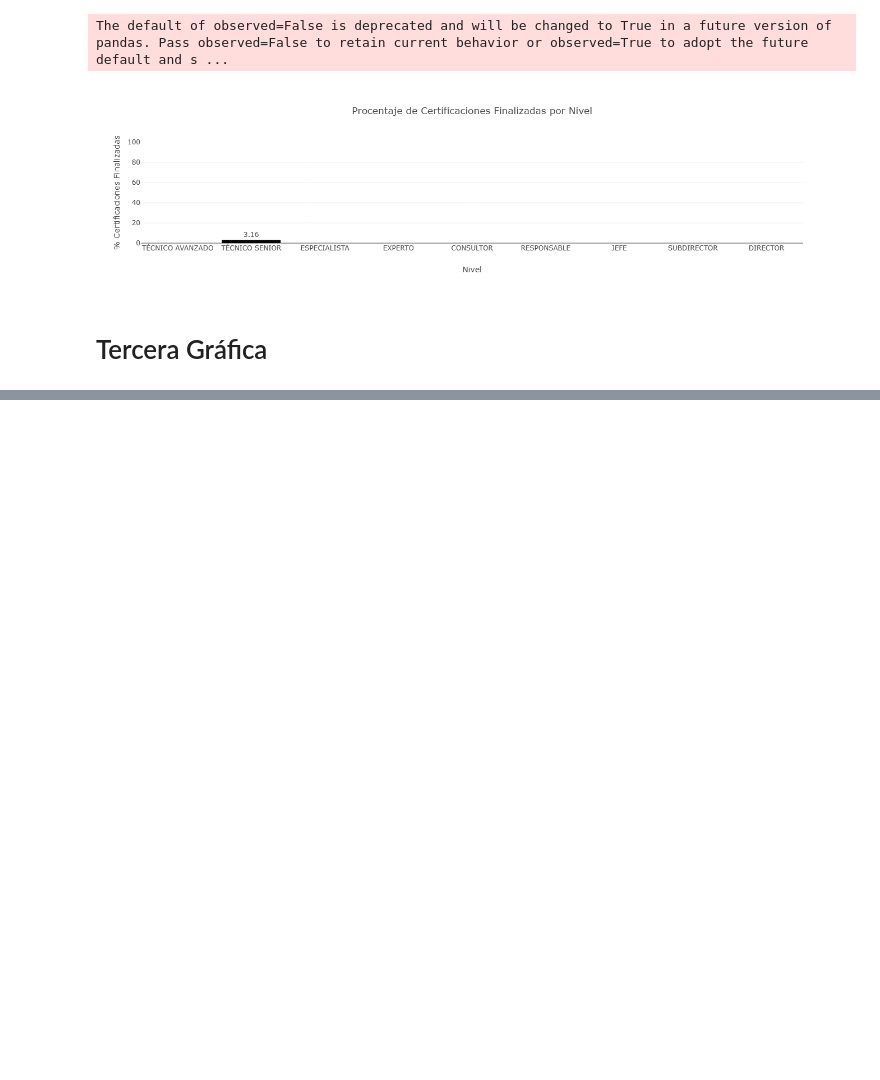
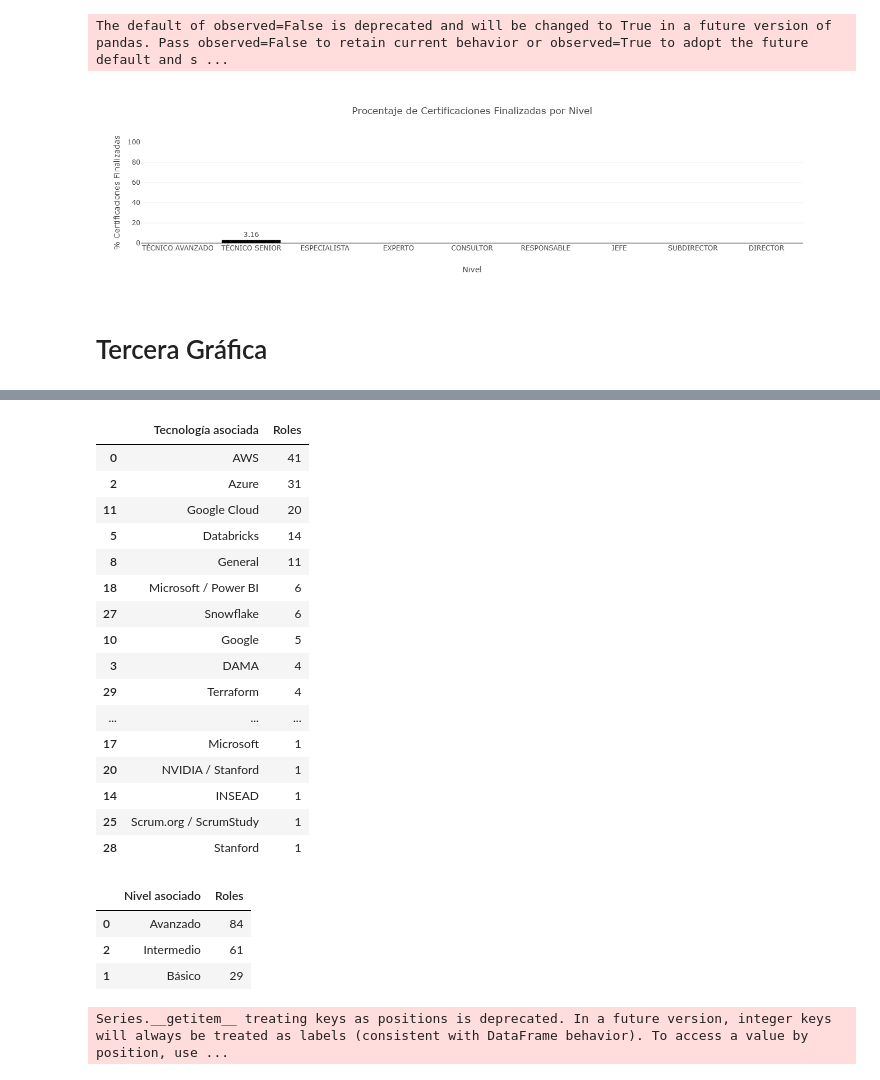
Before and after one commit to dmitry-ryzhenkov/dashboard, a Jupyter notebook: daniel.ipynb, the cells around one changed output, grey strips where cells are left out. Cells and saved outputs as stored; diff of their text form; code cells hidden in the pictures; blank space fills up the shorter version.

```diff
--- a/daniel.ipynb
+++ b/daniel.ipynb
@@ -224,0 +298,37 @@ fig.show()
+# %%
+# Tecnología asociada más predominante por Rol
+df_dicts["Certificaciones"].explode("Roles").groupby(by = "Tecnología asociada", as_index = False).agg({"Roles" : "count"}).sort_values(by = "Roles", ascending = False)
+# %% [output]
+|  | Tecnología asociada | Roles |
+| 0 | AWS | 41 |
+| 2 | Azure | 31 |
+| 11 | Google Cloud | 20 |
+| 5 | Databricks | 14 |
+| 8 | General | 11 |
+| 18 | Microsoft / Power BI | 6 |
+| 27 | Snowflake | 6 |
+| 10 | Google | 5 |
+| 3 | DAMA | 4 |
+| 29 | Terraform | 4 |
+| ... | ... | ... |
+| 17 | Microsoft | 1 |
+| 20 | NVIDIA / Stanford | 1 |
+| 14 | INSEAD | 1 |
+| 25 | Scrum.org / ScrumStudy | 1 |
+| 28 | Stanford | 1 |
+# %%
+# Nivel asociado más predominante por Rol
+df_dicts["Certificaciones"].explode("Roles").groupby(by = "Nivel asociado", as_index = False).agg({"Roles" : "count"}).sort_values(by = "Roles", ascending = False)
+# %% [output]
+|  | Nivel asociado | Roles |
+| 0 | Avanzado | 84 |
+| 2 | Intermedio | 61 |
+| 1 | Básico | 29 |
+# %%
+# Certificaciones por finalizadas por Rol
+
+# [x for x in df_dicts["Trabajadores"].columns if "ertifi" in x]
+
+certificaciones_sin_finalizar = df_dicts["Trabajadores"][["Certificaciones", "Certificaciones faltantes para el rol (INFORME)"]].apply(lambda row : [x for x in row[1] if x not in row[0]] if type(row[0]) == list and type(row[1]) == list else row[1], axis = 1)
+# %% [output]
+Series.__getitem__ treating keys as positions is deprecated. In a future version, integer keys will always be treated as labels (consistent with DataFrame behavior). To access a value by position, use ...
```
Also changed, not shown: parts of 9 cells of this notebook, 2 other files.
